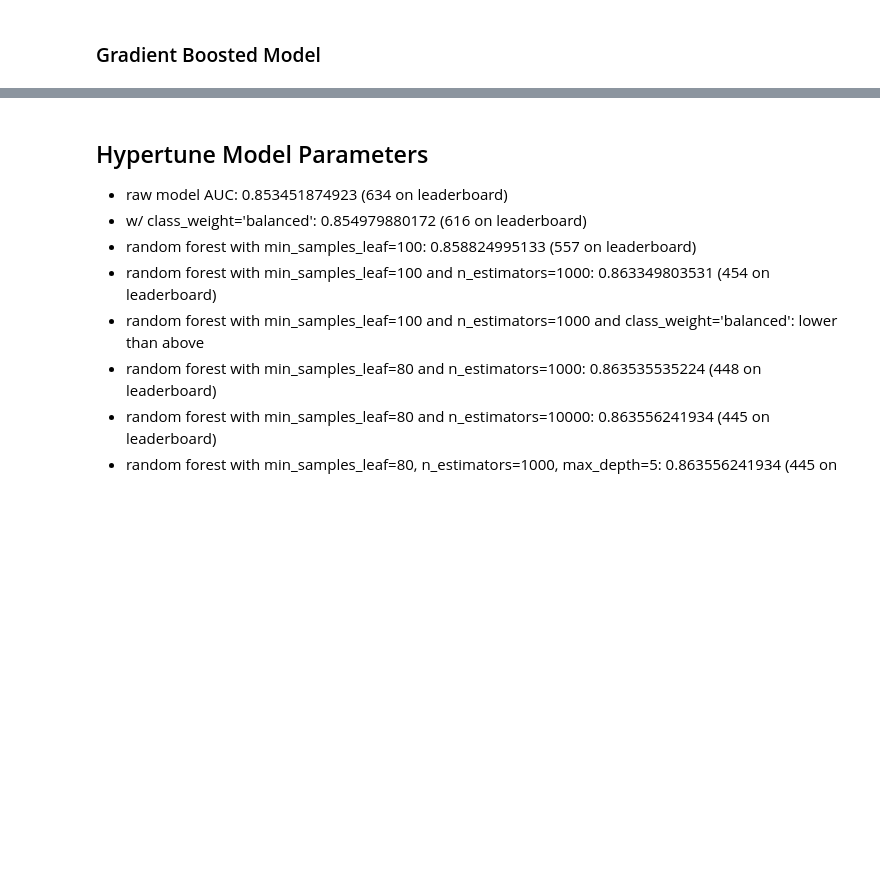
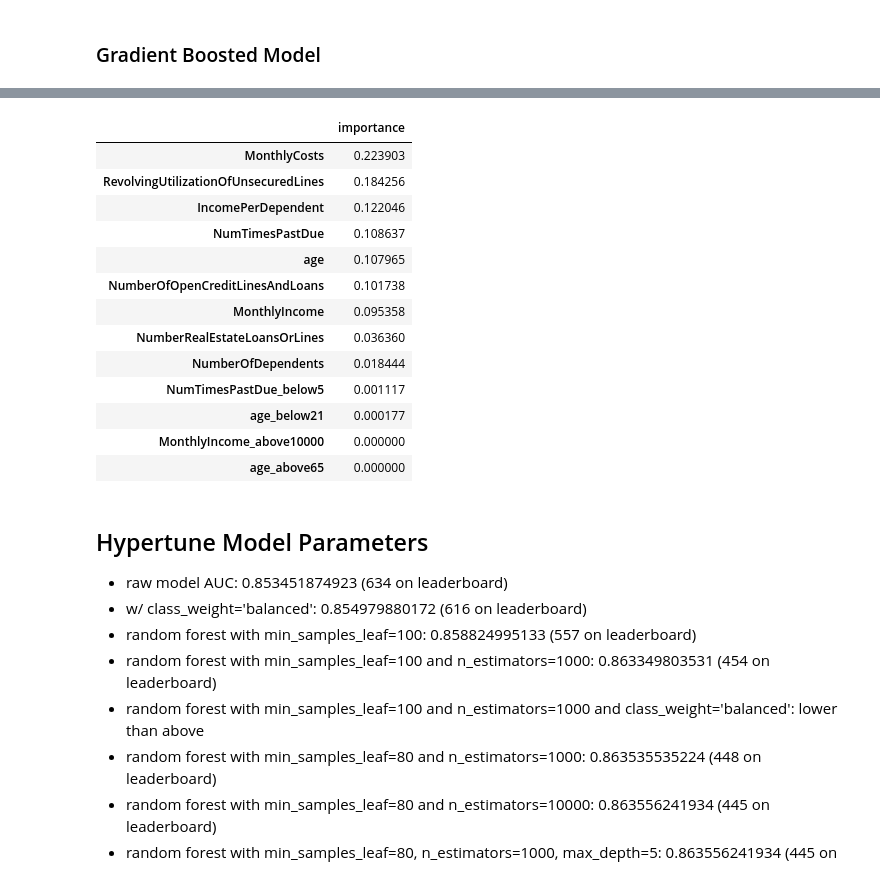
Before and after one commit to MaxParry/financial_distress, a Jupyter notebook: notebooks/integrated_notebook.ipynb, the cells around one changed output, grey strips where cells are left out. Saved outputs shown, nothing was run; the diff lists cells and outputs as text; code cells hidden in the pictures; blank space fills up the shorter version.

```diff
--- a/notebooks/integrated_notebook.ipynb
+++ b/notebooks/integrated_notebook.ipynb
@@ -403,3 +458,23 @@ plot_ROC(gbm_fpr_testing, gbm_tpr_testing, 'Gradient Boosted Model ROC Curve: Te
+# %%
+gbm_feature_importances = pd.DataFrame(gbm_model.feature_importances_,
+                                      index = X_train.columns,
+                                      columns=['importance']).sort_values('importance', ascending=False)
+gbm_feature_importances
+# %% [output]
+|  | importance |
+| MonthlyCosts | 0.223903 |
+| RevolvingUtilizationOfUnsecuredLines | 0.184256 |
+| IncomePerDependent | 0.122046 |
+| NumTimesPastDue | 0.108637 |
+| age | 0.107965 |
+| NumberOfOpenCreditLinesAndLoans | 0.101738 |
+| MonthlyIncome | 0.095358 |
+| NumberRealEstateLoansOrLines | 0.036360 |
+| NumberOfDependents | 0.018444 |
+| NumTimesPastDue_below5 | 0.001117 |
+| age_below21 | 0.000177 |
+| MonthlyIncome_above10000 | 0.000000 |
+| age_above65 | 0.000000 |
 # %% [markdown]
 ## Hypertune Model Parameters
 
```
Also changed, not shown: parts of 9 cells of this notebook, 1 other file.
